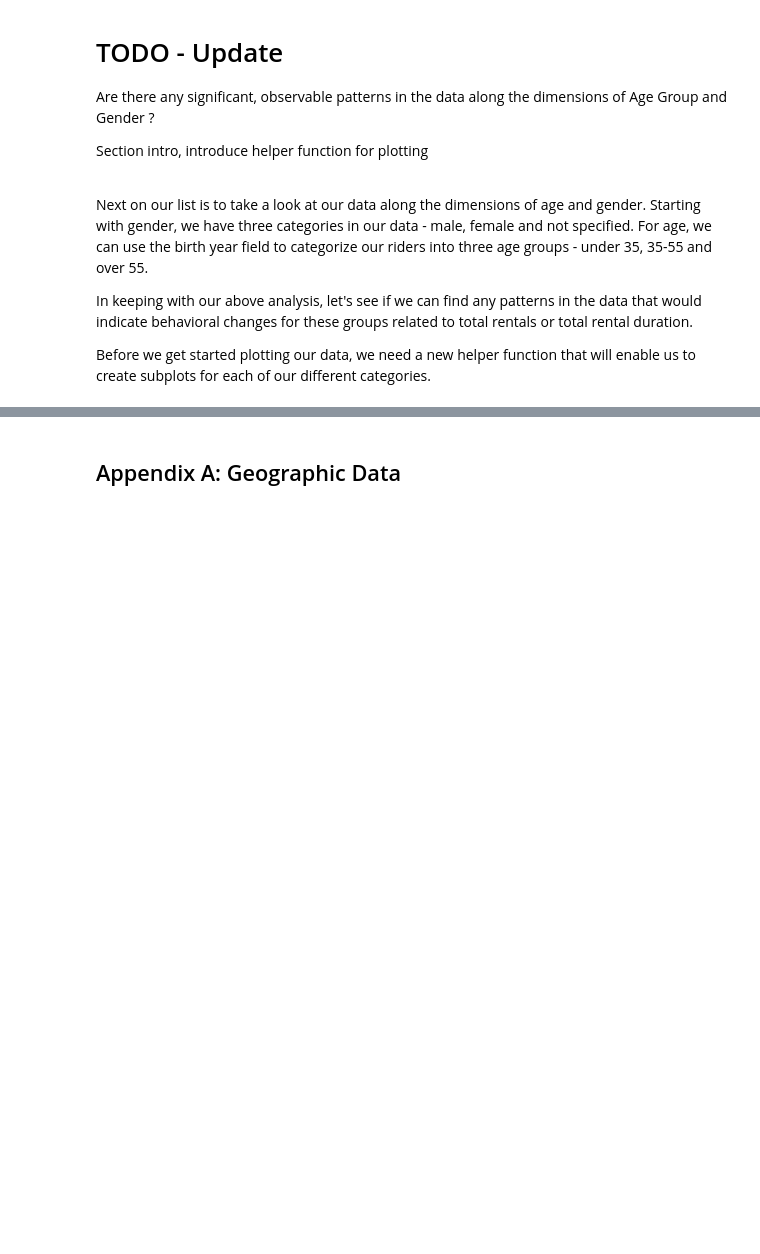
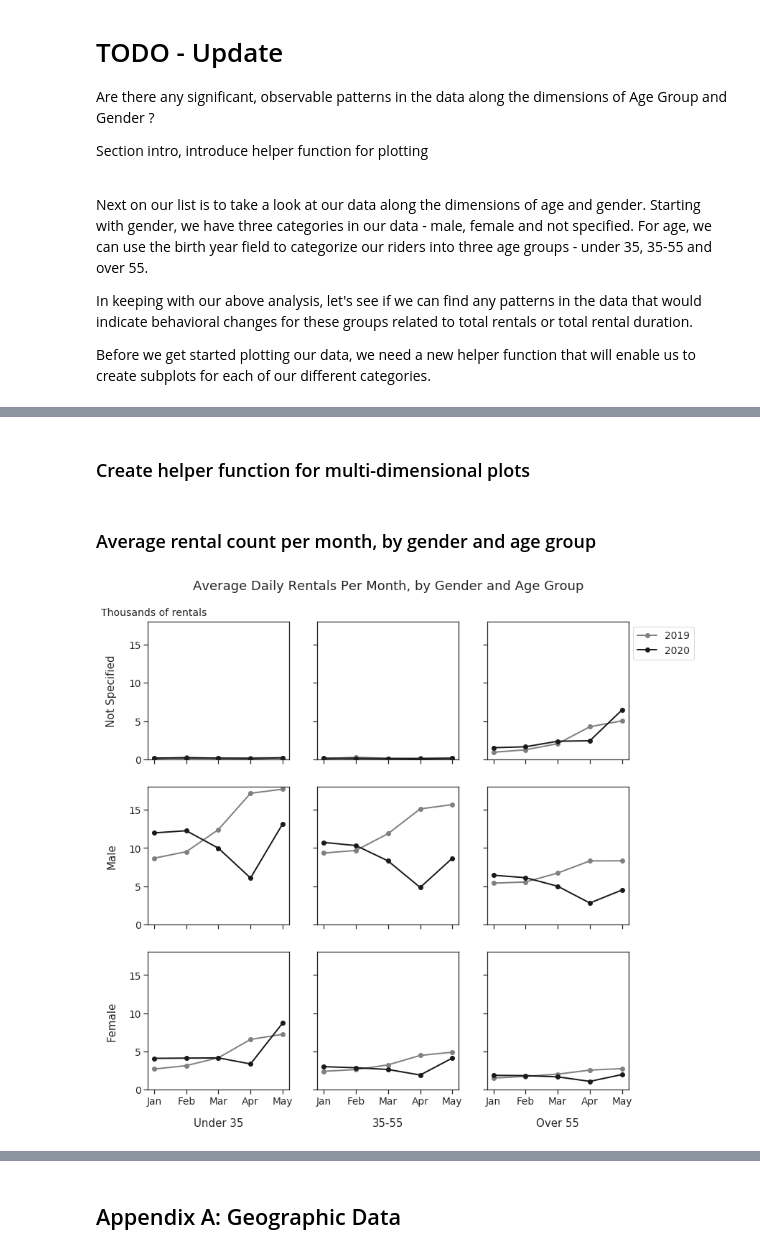
Before and after one commit to stevenrhart/bike-rentals, a Jupyter notebook: notebooks/Covid Impact on Bike Rentals in NYC.ipynb, the cells around one changed output, grey strips where cells are left out. Cells and saved outputs as stored; diff of their text form; code cells hidden in the pictures; blank space fills up the shorter version.

Commit message:
Added work to pivot on dow, day, hour, month for rental count and duration

```diff
--- a/notebooks/Covid Impact on Bike Rentals in NYC.ipynb
+++ b/notebooks/Covid Impact on Bike Rentals in NYC.ipynb
@@ -430,11 +430,18 @@ df = df.sort_values(by=['starttime']).reset_index(drop=True)
 # Create a column to facilitate totaling rental count
 df['rental_count'] = 1
 
+# Create a function to get the dow of the week as an int value
+def get_dow(starttime):
+    """Returns day of the week as an integer (0-6) when passed a datetime object
+    """
+    return starttime.weekday()
+
 # Create new columns for day, month and year
 df['hour'] = df.starttime.dt.hour
 df['day'] = df.starttime.dt.day
 df['month'] = df.starttime.dt.month
 df["year"] = df.starttime.dt.year
+df['dow'] = df.starttime.apply(get_dow)
 
 # Drop starttime column
 df = df.drop('starttime', axis=1)
@@ -684,6 +693,6 @@ def assign_age_cat(year):
 # %%
 # Create new column for age group and populate using the function
 df["age_cat"] = df['birth_year'].apply(assign_age_cat)
-
-# Drop rows with no birth year
-df = df[df.age_cat != 3]
+# %% [markdown]
+
+### Create helper function for multi-dimensional plots
@@ -689,0 +742,19 @@ df = df[df.age_cat != 3]
+# %% [markdown]
+
+### Average rental count per month, by gender and age group
+# %%
+# Pivot df using helper function
+df_pivot = pivot_df(df, ['month', 'day', 'gender', 'age_cat'], ['year'], 'rental_count', .001, impute=True)
+df_pivot = df_pivot.pivot_table(index=['month', 'gender', 'age_cat'], values=[2019, 2020])
+
+# Configure variables
+x_labels = ['Under 35', '35-55', 'Over 55']
+y_labels = ['Not Specified', 'Male', 'Female']
+y_min, y_max = 0, 18
+title = "Average Daily Rentals Per Month, by Gender and Age Group"
+text = "Thousands of rentals"
+
+# Call the helper function to make the subplots
+make_subplots(x_labels, y_labels, y_min, y_max, title, text)
+# %% [output]
+[figure, added]
```
Also changed, not shown: parts of 18 cells of this notebook, 2 other files.
